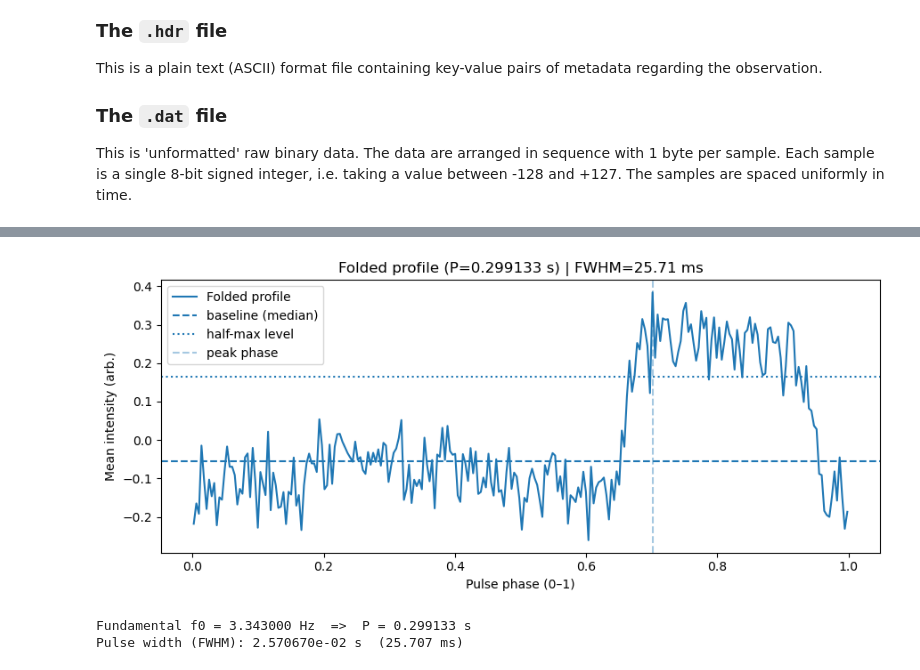
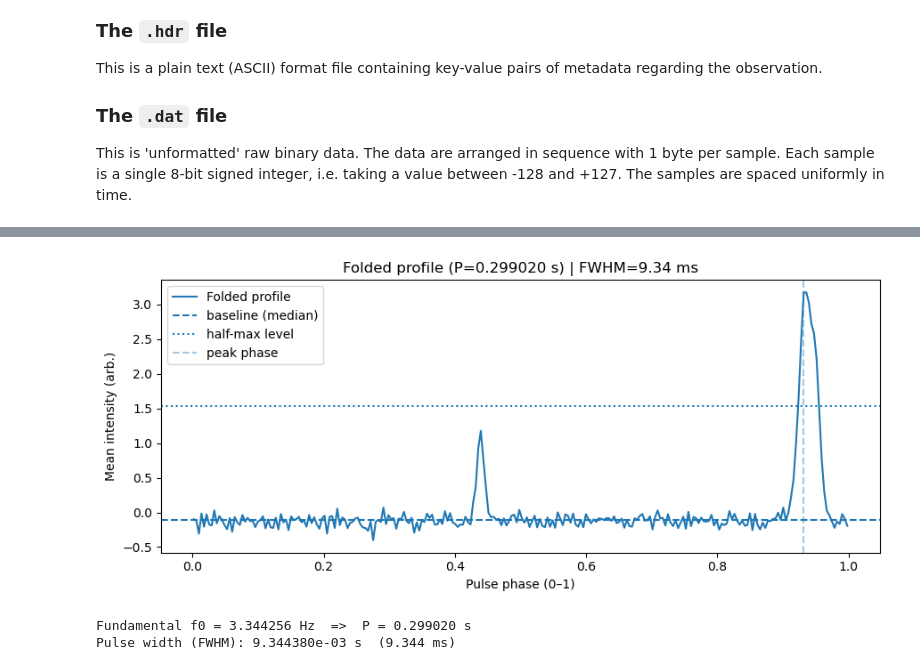
Before and after one commit to AliWA2022/Pulsars-Analysis-, a Jupyter notebook: Searching for Pulsars.ipynb, the cells around one changed output, grey strips where cells are left out. Cells and saved outputs as stored; diff of their text form; code cells hidden in the pictures.

```diff
--- a/Searching for Pulsars.ipynb
+++ b/Searching for Pulsars.ipynb
@@ -166,6 +165,6 @@ Frequency resolution df (Hz) = 0.004695012019230769
 # %%
 # ---- Get top peaks ----
-mask = (freq > 0.1) & (freq < 50)
+mask = (freq > 0.1) & (freq < 25)
 f2 = freq[mask]
 a2 = amp[mask]
 
@@ -234,0 +299,18 @@ Possible fundamental: 23.409 Hz
+# %%
+# ----- PUT YOUR HARMONICS HERE -----
+
+n = np.array([2,3,3,4,5,6,8,10], dtype=float)
+
+f = np.array([
+    2.799,
+    4.197,
+    4.199,
+    5.598,
+    6.996,
+    8.397,
+    11.196,
+    13.994
+], dtype=float)
+
+# ----- RUN FIT -----
+result = fit_f0_from_arrays(n, f, do_plot=True)
@@ -345,9 +434,10 @@ def estimate_pulse_width(data, dt, f0_hz, nbins=128, do_plot=True):
         "levels": levels
     }
 # %%
-f0 = 3.343  # Hz (your fundamental from the FFT)
+f0 = 1*3.344256  # Hz (your fundamental from the FFT)
+
 res = estimate_pulse_width(data, dt, f0_hz=f0, nbins=256, do_plot=True)
 # %% [output]
-[figure, old version]
+[figure, new version]
-Fundamental f0 = 3.343000 Hz  =>  P = 0.299133 s
-Pulse width (FWHM): 2.570670e-02 s  (25.707 ms)
+Fundamental f0 = 3.344256 Hz  =>  P = 0.299020 s
+Pulse width (FWHM): 9.344380e-03 s  (9.344 ms)
```
Also changed, not shown: parts of 8 cells of this notebook.
